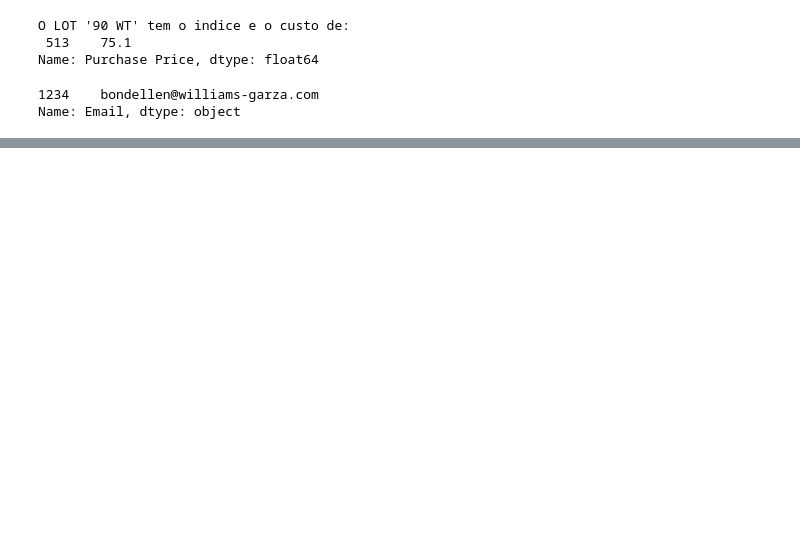
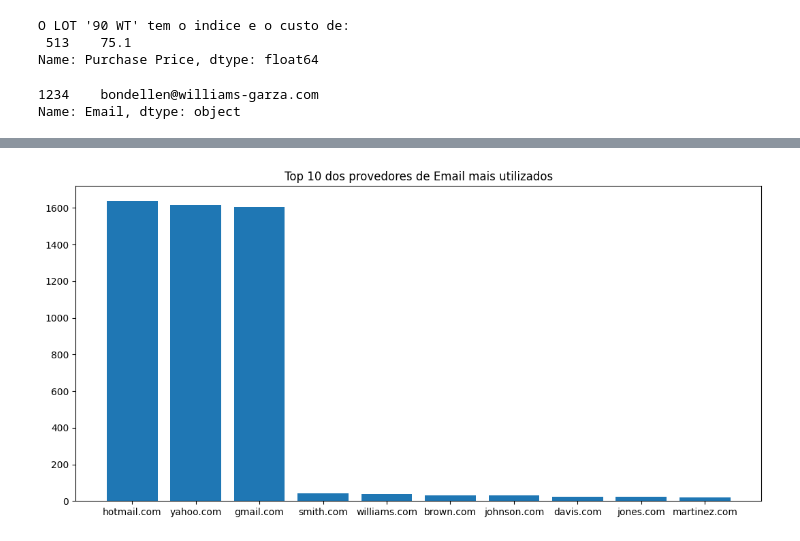
Before and after one commit to Gcango/Ecommerce_Analise, a Jupyter notebook: Exploração_Analise_dados_Ecomm.ipynb, the cells around one changed output, grey strips where cells are left out. Saved outputs shown, nothing was run; the diff lists cells and outputs as text; code cells hidden in the pictures; blank space fills up the shorter version.

```diff
--- a/Exploração_Analise_dados_Ecomm.ipynb
+++ b/Exploração_Analise_dados_Ecomm.ipynb
@@ -241,0 +321,4 @@ Name: CC Provider, dtype: int64
+# %%
+email_client = dados['Email'].apply(lambda email: email.split('@')[1])
+top_10 = email_client.value_counts().head(10)
+print(f"Os rovedores de email de mais utilizados pelos clientes são: \n{top_10}")
@@ -241,0 +338,8 @@ Name: CC Provider, dtype: int64
+# %%
+plt.figure(figsize=(13,6))
+plt.bar(top_10.index, top_10.values)
+#plt.xticks(rotation=90)
+plt.title('Top 10 dos provedores de Email mais utilizados')
+plt.show()
+# %% [output]
+[figure, added]
```
Also changed, not shown: parts of 28 cells of this notebook.
